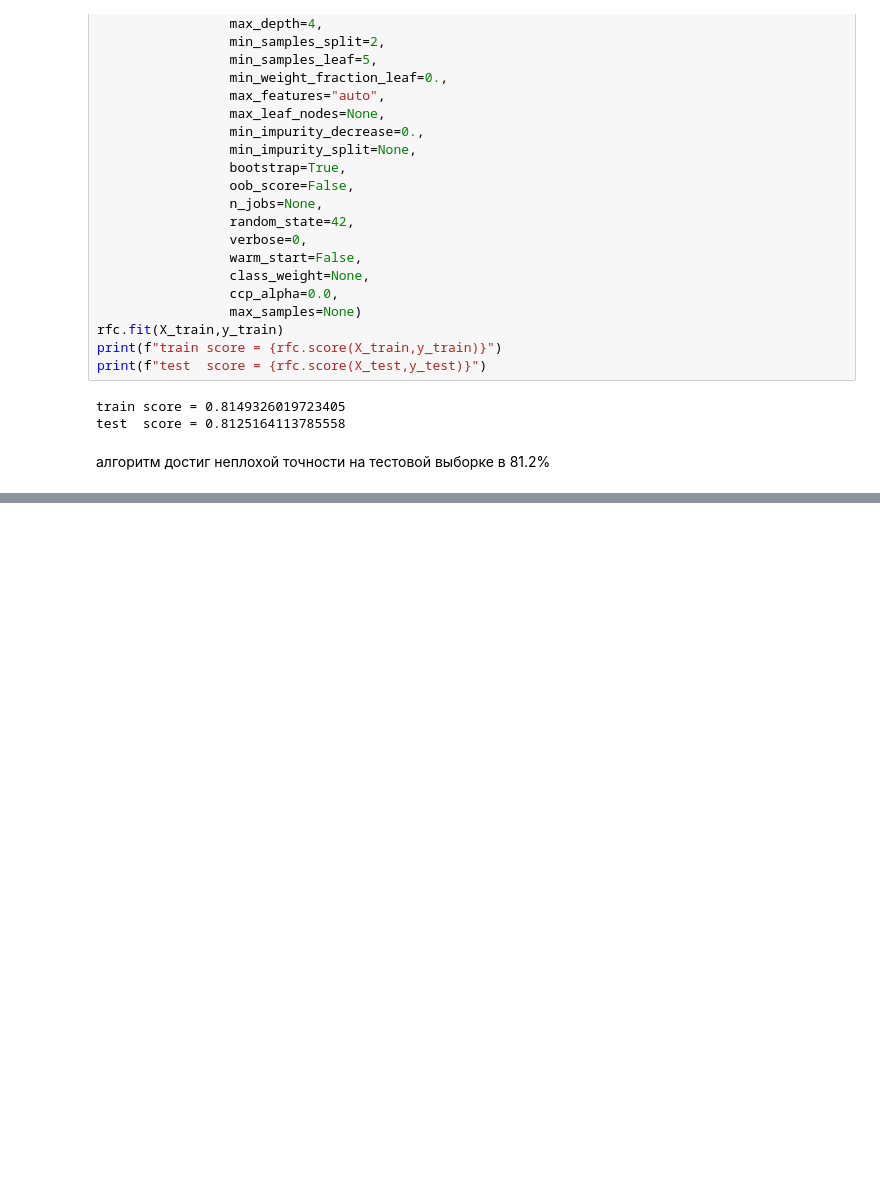
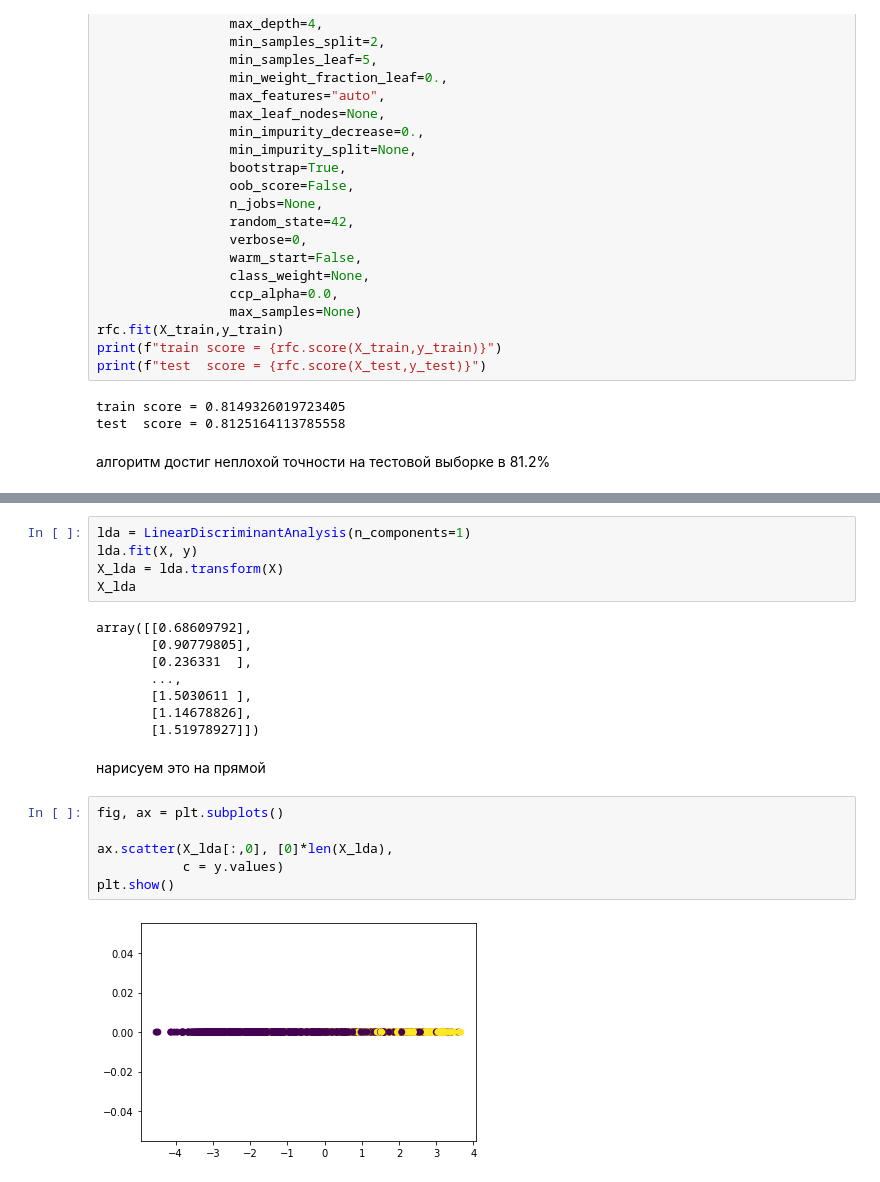
Before and after one commit to Pahandrovich/MachineLearningCourse, a Jupyter notebook: note_ml.ipynb, the cells around one changed output, grey strips where cells are left out. Cells and saved outputs as stored; diff of their text form; blank space fills up the shorter version.

```diff
--- a/note_ml.ipynb
+++ b/note_ml.ipynb
@@ -345,0 +425,23 @@ test  score = 0.8125164113785558
+# %%
+lda = LinearDiscriminantAnalysis(n_components=1)
+lda.fit(X, y)
+X_lda = lda.transform(X)
+X_lda
+# %% [output]
+array([[0.68609792],
+       [0.90779805],
+       [0.236331  ],
+       ...,
+       [1.5030611 ],
+       [1.14678826],
+       [1.51978927]])
+# %% [markdown]
+нарисуем это на прямой
+# %%
+fig, ax = plt.subplots()
+
+ax.scatter(X_lda[:,0], [0]*len(X_lda),
+           c = y.values)
+plt.show()
+# %% [output]
+[figure, added]
```
Also changed, not shown: parts of 16 cells of this notebook.
